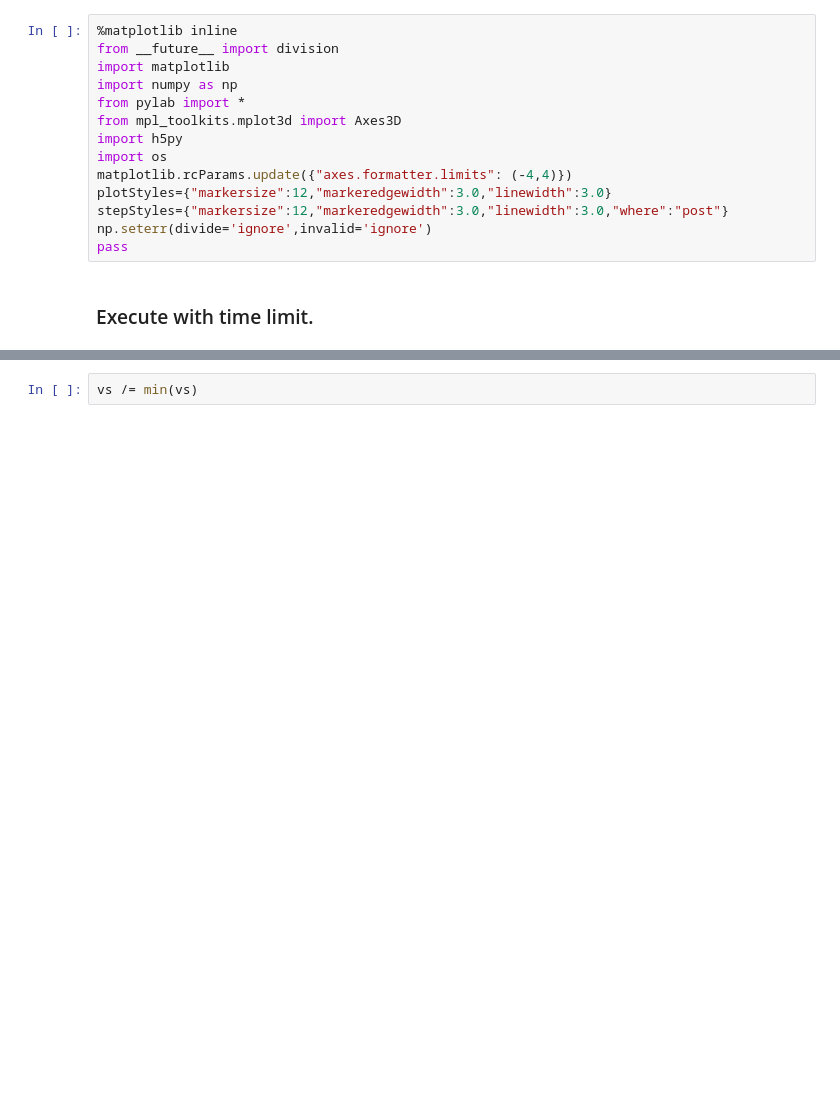
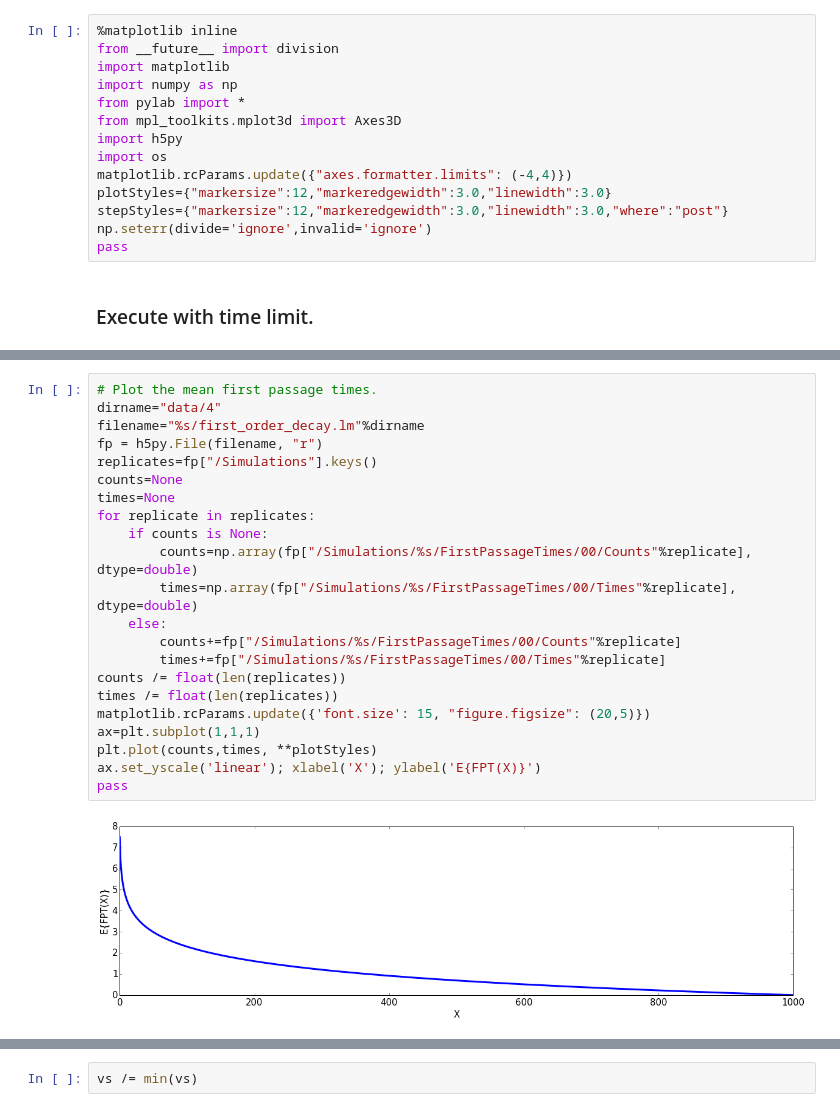
Before and after one commit to telamonian/lmes, a Jupyter notebook: regression/first_order_decay/analysis.ipynb, the cells around one changed output, grey strips where cells are left out. Cells and saved outputs as stored; diff of their text form; blank space fills up the shorter version.

```diff
--- a/regression/first_order_decay/analysis.ipynb
+++ b/regression/first_order_decay/analysis.ipynb
@@ -251,0 +236,24 @@ print min(vs_norm)
+# %%
+# Plot the mean first passage times.
+dirname="data/4"
+filename="%s/first_order_decay.lm"%dirname
+fp = h5py.File(filename, "r")
+replicates=fp["/Simulations"].keys()
+counts=None
+times=None
+for replicate in replicates:
+    if counts is None:
+        counts=np.array(fp["/Simulations/%s/FirstPassageTimes/00/Counts"%replicate], dtype=double)
+        times=np.array(fp["/Simulations/%s/FirstPassageTimes/00/Times"%replicate], dtype=double)
+    else:
+        counts+=fp["/Simulations/%s/FirstPassageTimes/00/Counts"%replicate]
+        times+=fp["/Simulations/%s/FirstPassageTimes/00/Times"%replicate]
+counts /= float(len(replicates))
+times /= float(len(replicates))
+matplotlib.rcParams.update({'font.size': 15, "figure.figsize": (20,5)})
+ax=plt.subplot(1,1,1)
+plt.plot(counts,times, **plotStyles)
+ax.set_yscale('linear'); xlabel('X'); ylabel('E{FPT(X)}')
+pass
+# %% [output]
+[figure, added]
```
Also changed, not shown: parts of 22 cells of this notebook.
